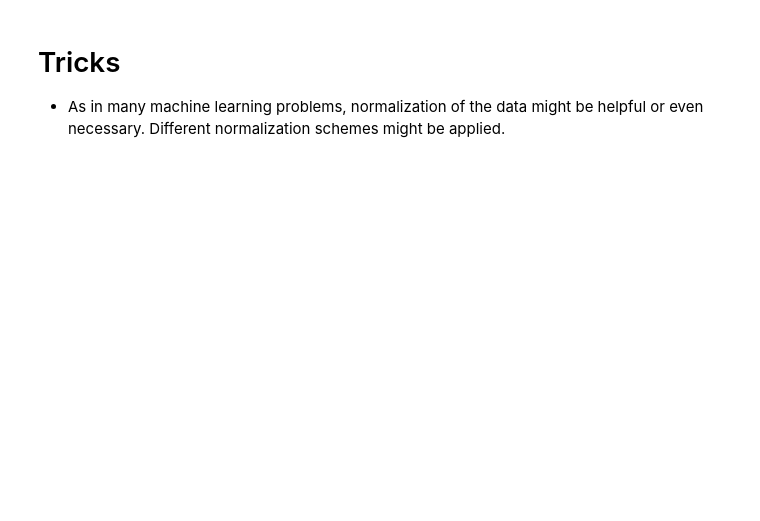
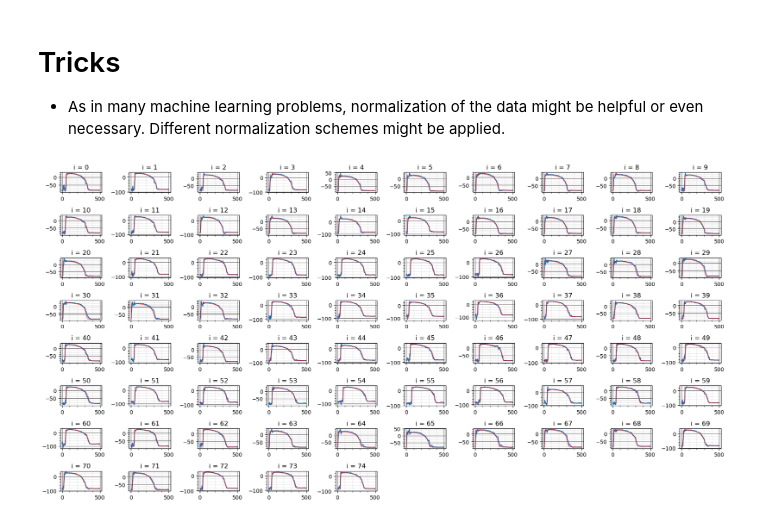
Before and after one commit to kh-bh/DSC_2024_Space_Jam, a Jupyter notebook: Task_Four/task_4_getting_started.ipynb, the cells around one changed output. Cells and saved outputs as stored; diff of their text form; code cells hidden in the pictures; blank space fills up the shorter version.

```diff
--- a/Task_Four/task_4_getting_started.ipynb
+++ b/Task_Four/task_4_getting_started.ipynb
@@ -184,3 +199,42 @@ plt.close()
 # Tricks
 
 - As in many machine learning problems, normalization of the data might be helpful or even necessary. Different normalization schemes might be applied.
+# %%
+# Example of file pair
+case = 0
+# Vm plot
+row = 7
+column = 10
+plt.figure(figsize=(18, 9))
+
+#print('Case {} : {}'.format(case, file_pairs[case][0]))
+VmData = np.load('predictions.npy')
+pred_VmData = VmData[case]
+pred = pred_VmData.reshape(75,500).T
+
+test_VmData = np.load('test.npy')
+VmData_gt = np.load(test_VmData[case][1])
+
+for count, i in enumerate(range(pred.shape[1])):
+    plt.subplot(8, 10, count + 1)
+    plt.plot(pred[0:num_timesteps,i])
+    plt.title(f'i = {i}')
+    plt.grid(visible=True, which='major', color='#666666', linestyle='-')
+    plt.minorticks_on()
+    plt.grid(visible=True, which='minor', color='#999999', linestyle='-', alpha=0.2)
+    # plt.xlabel('msec')
+    # plt.ylabel('mV')
+
+    plt.subplot(8, 10, count + 1)
+    plt.plot(VmData_gt[0:num_timesteps,i], color='red', alpha=0.5)
+    plt.title(f'i = {i}')
+    plt.grid(visible=True, which='major', color='#666666', linestyle='-')
+    plt.minorticks_on()
+    plt.grid(visible=True, which='minor', color='#999999', linestyle='-', alpha=0.2)
+
+plt.tight_layout()
+plt.show()
+# close
+plt.close()
+# %% [output]
+[figure, added]
```
Also changed, not shown: parts of 5 cells of this notebook, 4 other files.
